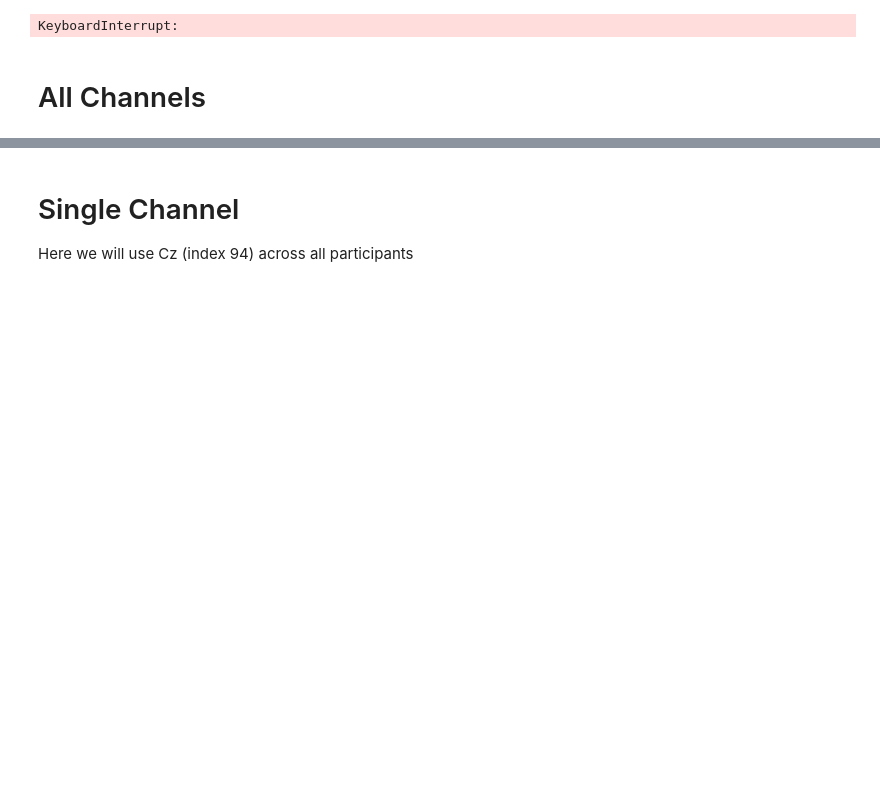
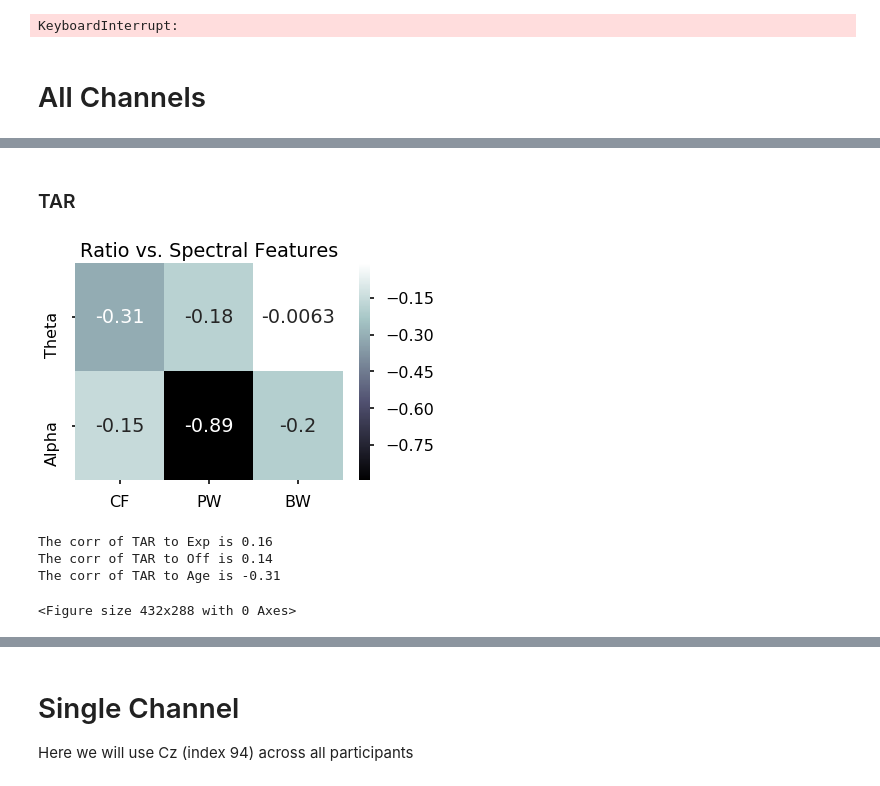
Before and after one commit to voytekresearch/BandRatios, a Jupyter notebook: notebooks/4-EEG-Dataset-Analysis.ipynb, the cells around one changed output, grey strips where cells are left out. Drawn from its saved outputs; the diff is of its cells as text; code cells hidden in the pictures; blank space fills up the shorter version.

```diff
--- a/notebooks/4-EEG-Dataset-Analysis.ipynb
+++ b/notebooks/4-EEG-Dataset-Analysis.ipynb
@@ -88,0 +79,12 @@ All Channels tbr->age spear: SpearmanrResult(correlation=-0.6360477217326502, pv
+# %% [markdown]
+### TAR
+# %%
+tar_per, tar_ap = param_ratio_corr(df, "TAR", all_chans, func=nan_corr_spearman)
+plot_param_ratio_corr(tar_per, y_labels=["Theta","Alpha"],save_fig=True, file_name="TAR_corrs")
+print_aperiodic_correlation("TAR", tar_ap)
+# %% [output]
+[figure, added]
+The corr of TAR to Exp is 0.16
+The corr of TAR to Off is 0.14
+The corr of TAR to Age is -0.31
+<Figure size 432x288 with 0 Axes>
```
Also changed, not shown: parts of 12 cells of this notebook, 8 other files.
